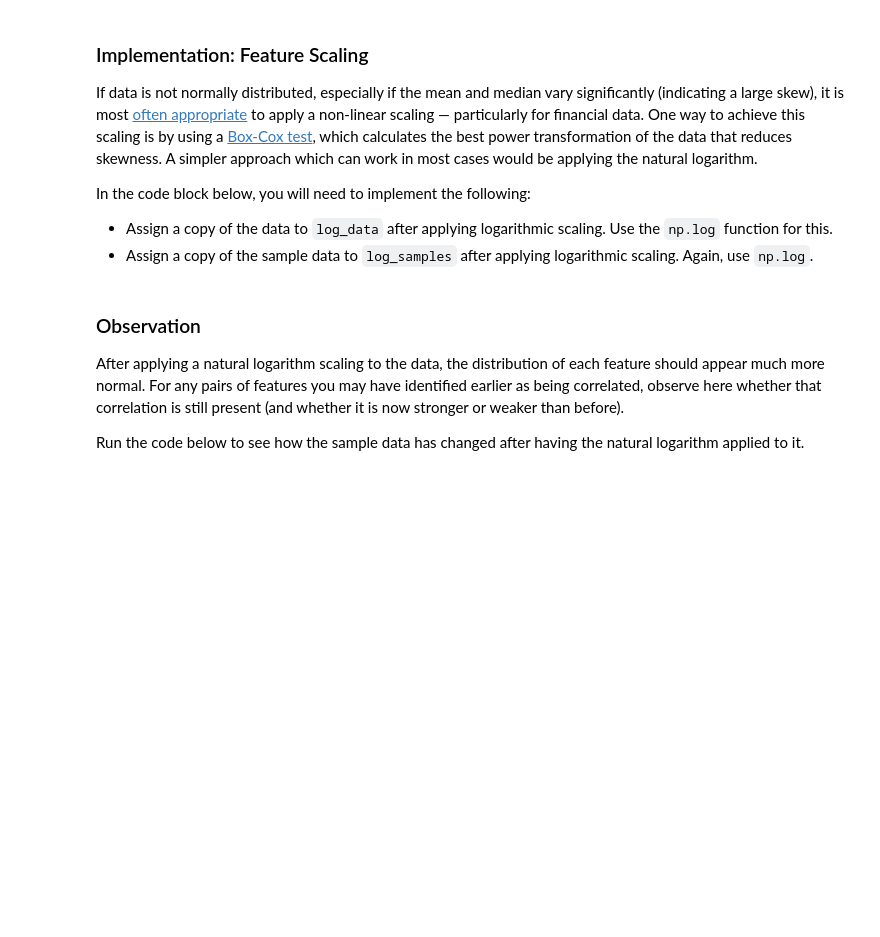
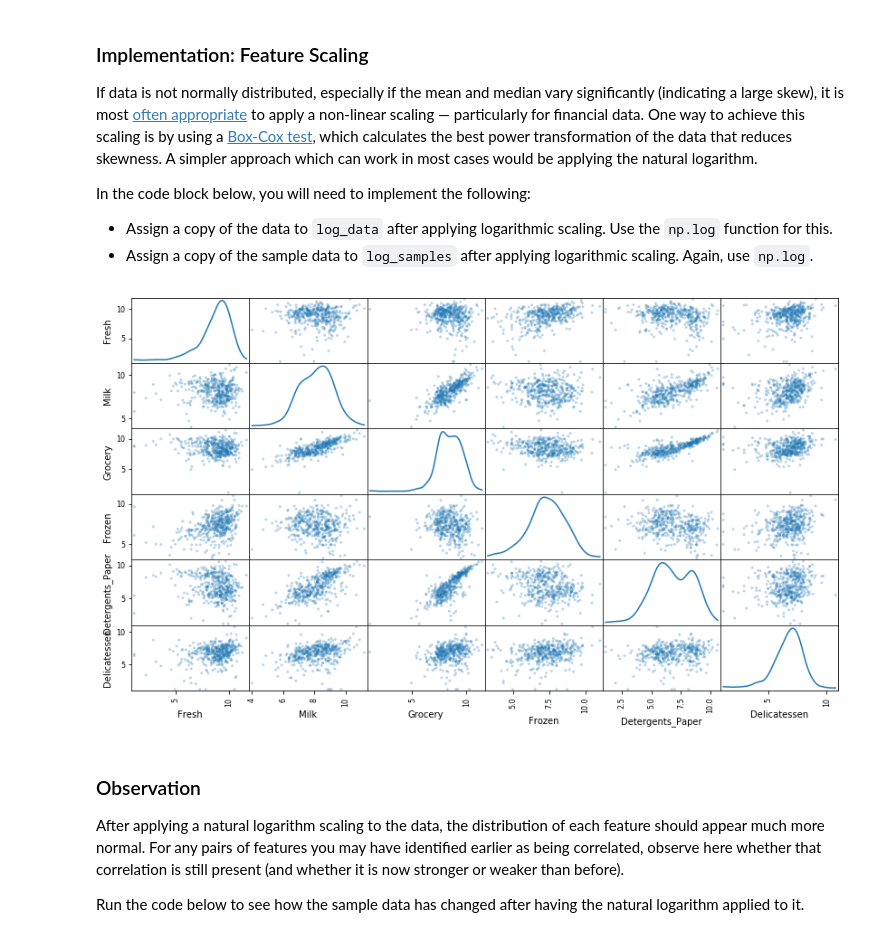
Before and after one commit to cjbarker/ml-nanodegree, a Jupyter notebook: customer-segments/customer_segments.ipynb, the cells around one changed output. Drawn from its saved outputs; the diff is of its cells as text; code cells hidden in the pictures; blank space fills up the shorter version.

```diff
--- a/customer-segments/customer_segments.ipynb
+++ b/customer-segments/customer_segments.ipynb
@@ -171,13 +171,15 @@ In the code block below, you will need to implement the following:
  - Assign a copy of the sample data to `log_samples` after applying logarithmic scaling. Again, use `np.log`.
 # %%
 # TODO: Scale the data using the natural logarithm
-log_data = None
+log_data = np.log(data.copy())
 
 # TODO: Scale the sample data using the natural logarithm
-log_samples = None
+log_samples = np.log(samples)
 
 # Produce a scatter matrix for each pair of newly-transformed features
 pd.scatter_matrix(log_data, alpha = 0.3, figsize = (14,8), diagonal = 'kde');
+# %% [output]
+[figure, added]
 # %% [markdown]
 ### Observation
 After applying a natural logarithm scaling to the data, the distribution of each feature should appear much more normal. For any pairs of features you may have identified earlier as being correlated, observe here whether that correlation is still present (and whether it is now stronger or weaker than before).
```
Also changed, not shown: parts of 2 cells of this notebook.
